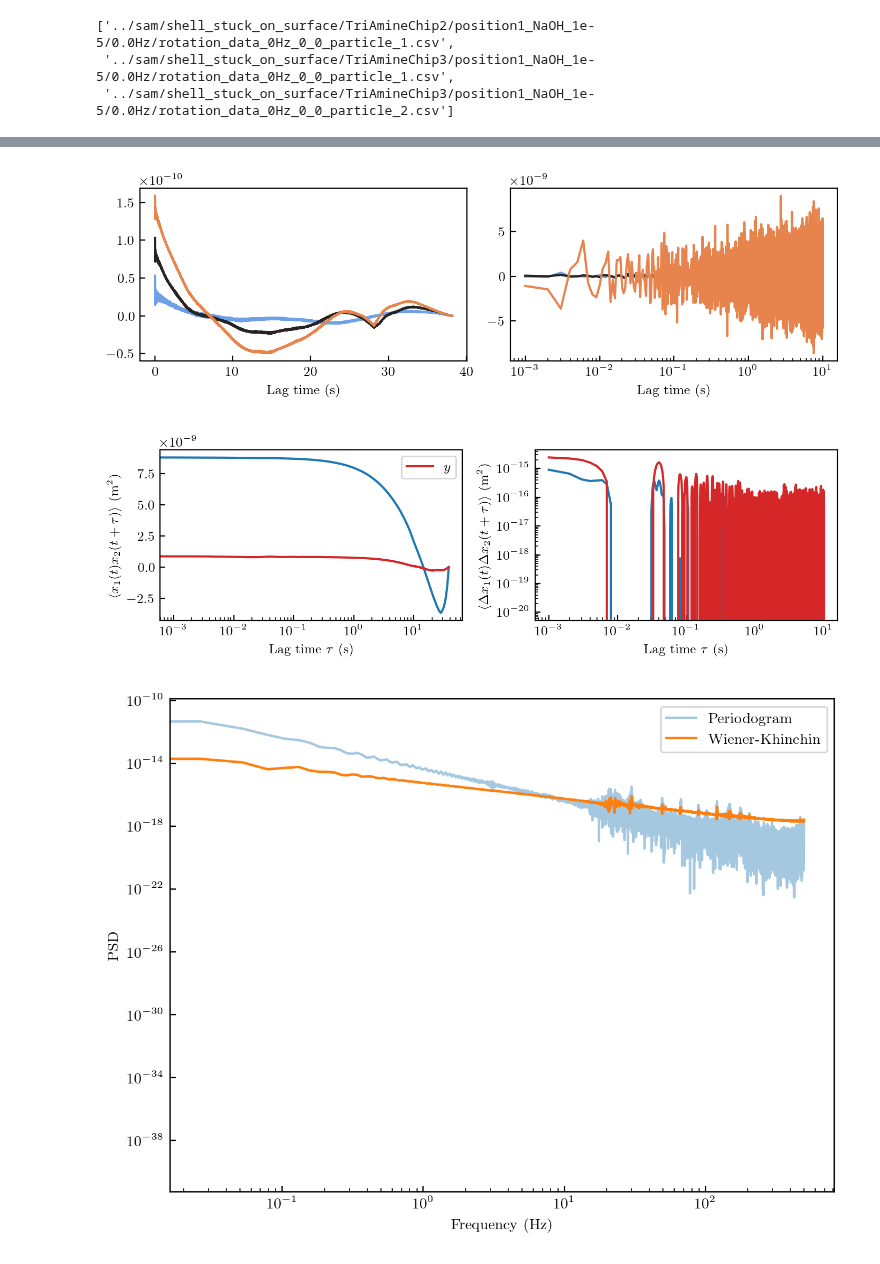
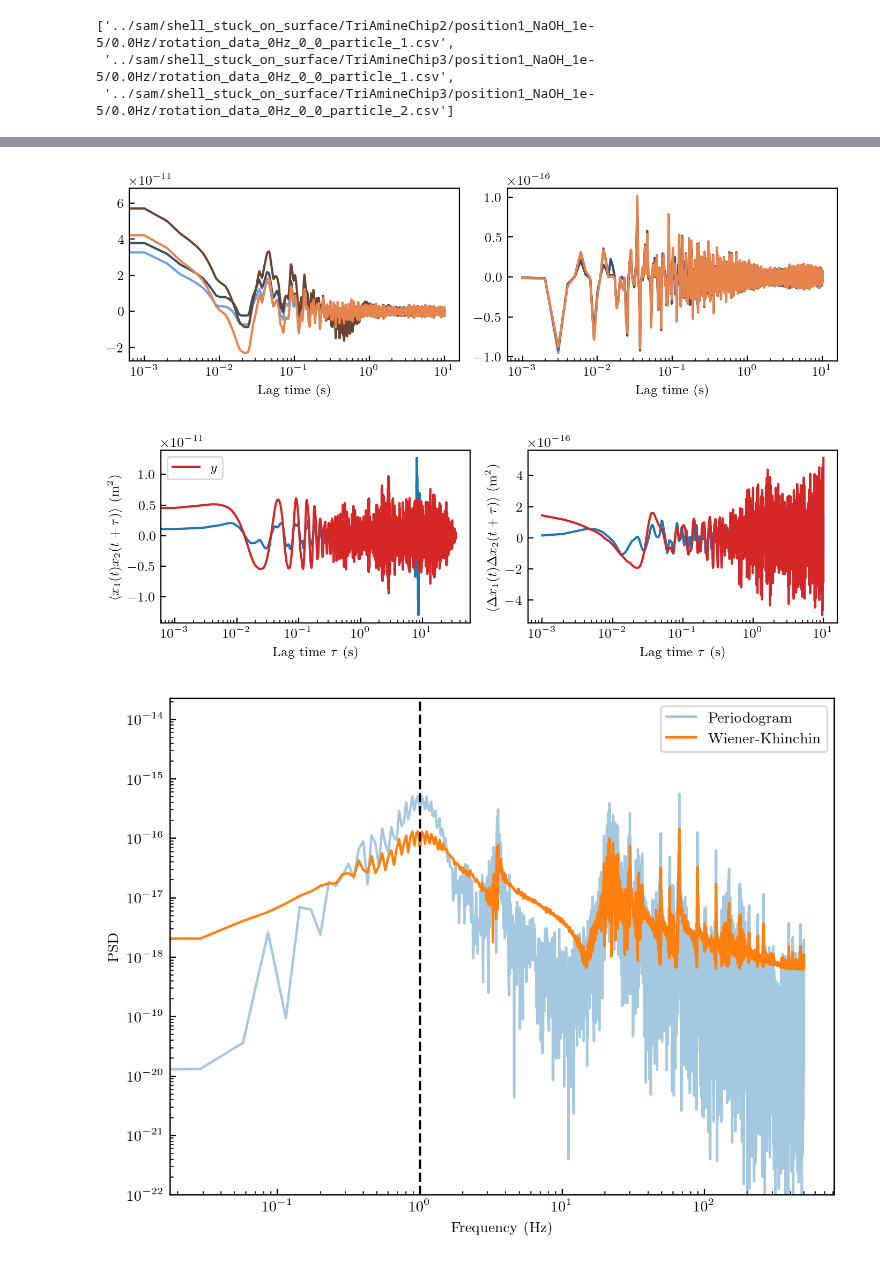
Before and after one commit to nicofares/wraptrack, a Jupyter notebook: rotation.ipynb, the cells around one changed output, grey strips where cells are left out. Drawn from its saved outputs; the diff is of its cells as text; code cells hidden in the pictures.

```diff
--- a/rotation.ipynb
+++ b/rotation.ipynb
@@ -413,7 +480,7 @@ fig = plt.figure(figsize=(20/2.54, 6/2.54))
 ax1 = fig.add_subplot(1, 5, (1,2))
 ax2 = fig.add_subplot(1, 5, (3,5))
 
-for k in range(len(filepaths)):
+for i, k in enumerate(indexes):
 
     theta = datas[:, 3, k]
 
@@ -457,2 +527,9 @@ plt.show()
 # %%
-dframes = np.array([1, 3, 5])
+dframes_bis = np.array([3, 5, 10, 15])
+# %%
+def compute_pdf(dx : np.ndarray, cutoff : float = 10, bins : int|np.ndarray = 30, normalize: bool = True):
+    sample = dx[np.abs(dx) < cutoff]
+    prob, bins = pdf(sample[~np.isnan(sample)], bins=bins)
+    if normalize:
+        prob = prob / np.trapezoid(prob, bins)
+    return prob, bins
@@ -509,3 +613,4 @@ print(dframes * dt)
 # %%
-# spectrum x, theta
-# correlations xx, yy, rr, thetatheta, xtheta, etc
+dframes_ter = np.array([100, 500, 1000, 5000])
+
+plotfit_pdf(datas, indexes, dframes_ter)
@@ -559,25 +667,25 @@ dtimes = dframes * dt
 # %%
 fig, axes = plt.subplots(1, 2, figsize=(18/2.54, 6/2.54))
 
-for k in range(len(filepaths)):
+for i, k in enumerate(indexes):
 
     x = datas[:, 1, k]
     y = datas[:, 2, k]
     theta = datas[:, 3, k]
 
-    xd = signal.detrend(x, type='linear')
+    xd = x #signal.detrend(x, type='linear')
 
     # cxx = Cxy(x, y, lags=np.arange(len(x)), retrieve_mean=True)
     cxy = Cxy_fft(xd, xd, retrieve_mean=True)
     # cxy = autocorrelation_biased(x)
-    cdxdtheta = Cdxdy(xd, theta, dframes[:], disp=1, retrieve_mean=True)
+    cdxdtheta = Cdxdy(xd, xd, dframes[:], disp=1, retrieve_mean=True)
 
-    axes[0].plot(np.arange(len(x)) * dt, cxy, ls='-', marker='', color=colors[k], mew=0.2)
+    axes[0].plot(np.arange(len(x))[:10000] * dt, cxy[:10000], ls='-', marker='', color=colors[k], mew=0.2)
     axes[1].plot(dtimes[:], cdxdtheta, ls='-', marker='', color=colors[k], mew=0.1, ms=3)
 
 # axes[0].set_ylabel(r'$\langle \Delta x \rangle$ (m)')
 axes[0].set_xlabel('Lag time (s)')
-# axes[0].set_xscale('log')
+axes[0].set_xscale('log')
 # axes[0].set_yscale('log')
 # axes[1].set_ylabel(r'$\langle \left( \Delta x -  \langle \Delta x \rangle \right) ^2 \rangle$ (m$^2$)')
 axes[1].set_xlabel('Lag time (s)')
@@ -587,12 +695,15 @@ axes[1].set_xscale('log')
 plt.tight_layout()
 plt.show()
 # %% [output]
-[figure, old version]
+[figure, new version]
 # %%
-x1 = datas[:,1,1]
-y1 = datas[:,2,1]
-x2 = datas[:,1,2]
-y2 = datas[:,2,2]
+i1 = 1
+i2 = 2
+
+x1 = datas[:,1,i1]
+y1 = datas[:,2,i1]
+x2 = datas[:,1,i2]
+y2 = datas[:,2,i2]
 
 cx1x2 = Cxy_fft(x1, x2, retrieve_mean=True)
 cy1y2 = Cxy_fft(y1, y2, retrieve_mean=True)
@@ -619,46 +730,48 @@ axes[0].set_xscale('log')
 axes[1].set_ylabel(r'$\langle \Delta x_1(t) \Delta x_2(t+\tau) \rangle$ (m$^2$)')
 axes[1].set_xlabel(r'Lag time $\tau$ (s)')
 axes[1].set_xscale('log')
-axes[1].set_yscale('log')
+# axes[1].set_yscale('log')
 
 plt.tight_layout()
 plt.show()
 # %% [output]
-[figure, old version]
+[figure, new version]
 # %%
-x = datas[:,1,2]
+x = datas[:,1,1]
 
 # ── 1. Welch ──────────────────────────────────────────────────────────────
 # freqs_welch, psd_welch = signal.welch(x, fs=1/dt, nperseg=256)
 
 # ── 2. Wiener-Khinchin (via autocorrelation) ──────────────────────────────
 def autocorrelation_biased(a):
     a = a - np.mean(a)
     N = len(a)
     f = np.fft.rfft(a, n=2*N)
     acf = np.fft.irfft(f * np.conj(f))[:N]
     acf /= N  # divide by N instead of N-lag
     return acf
 # acf = Cxy_fft(x, x, retrieve_mean=False)
-x_detrended = signal.detrend(x, type='linear')
+x_detrended = x #signal.detrend(x, type='linear')
 acf = autocorrelation_biased(x_detrended)
 psd_wk = np.fft.rfft(acf) * dt
 freqs_wk = np.fft.rfftfreq(len(acf), d=dt)
 
 # ── 3. Periodogram ────────────────────────────────────────────────────────
 freqs_pgram, psd_pgram = signal.periodogram(x, fs=1/dt, scaling='density')
 
 # ── Plot ──────────────────────────────────────────────────────────────────
 
 plt.figure()
 plt.loglog(freqs_pgram, psd_pgram, alpha=0.4, label='Periodogram')
 plt.plot(freqs_wk, np.abs(psd_wk), label='Wiener-Khinchin')
 # plt.semilogy(freqs_welch, psd_welch, lw=2, label='Welch')
+plt.axvline(x=1/dt/window, ls='--', color='k')
 plt.xlabel('Frequency (Hz)')
 plt.ylabel('PSD')
 plt.legend()
+plt.ylim([1e-22, None])
 plt.tight_layout()
 plt.show()
 # %% [output]
-[figure, old version]
+[figure, new version]
 # %%
```
Also changed, not shown: parts of 26 cells of this notebook.
